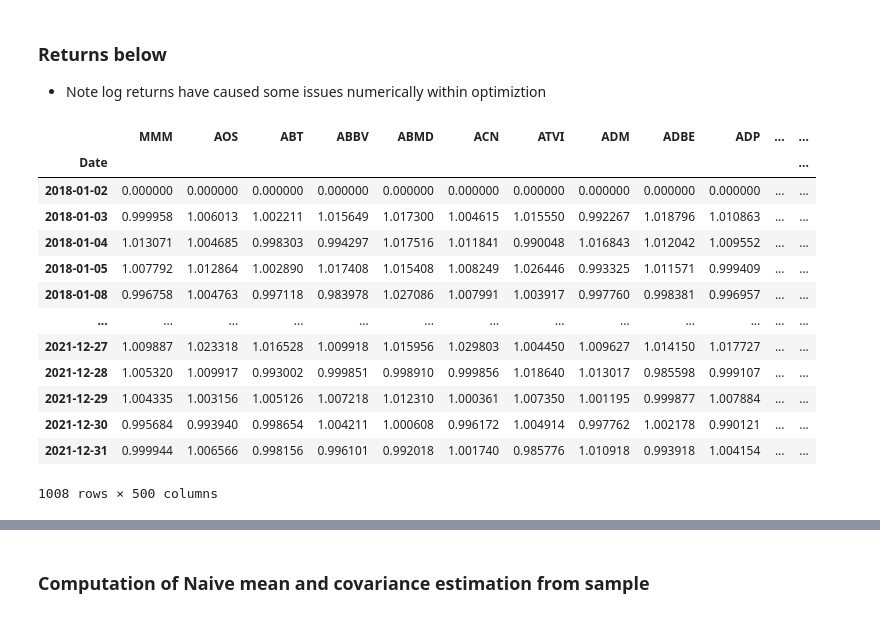
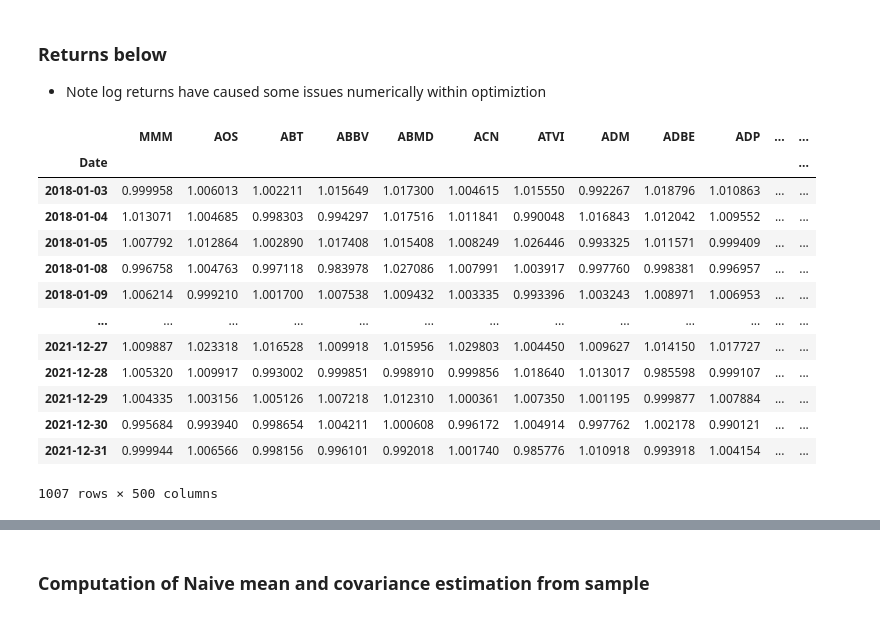
Before and after one commit to jasonbohne123/Split_Bregman_MPT, a Jupyter notebook: Split_Bregman_Portfolio.ipynb, the cells around one changed output, grey strips where cells are left out. Drawn from its saved outputs; the diff is of its cells as text; code cells hidden in the pictures.

```diff
--- a/Split_Bregman_Portfolio.ipynb
+++ b/Split_Bregman_Portfolio.ipynb
@@ -12,23 +12,24 @@ import matplotlib.pyplot as plt
 # %%
 equity_data=pd.read_csv('equity_data_2021.csv')
 equity_data.index=equity_data['Date']
 equity_data=equity_data.drop(columns=['Date'])
 
 returns=equity_data/equity_data.shift(1)
 returns=returns.fillna(0)
+returns=returns.iloc[1:]
 returns
 # %% [output]
 |  | MMM | AOS | ABT | ABBV | ABMD | ACN | ATVI | ADM | ADBE | ADP | ... | ... |
 | Date |  |  |  |  |  |  |  |  |  |  |  | ... |
-| 2018-01-02 | 0.000000 | 0.000000 | 0.000000 | 0.000000 | 0.000000 | 0.000000 | 0.000000 | 0.000000 | 0.000000 | 0.000000 | ... | ... |
 | 2018-01-03 | 0.999958 | 1.006013 | 1.002211 | 1.015649 | 1.017300 | 1.004615 | 1.015550 | 0.992267 | 1.018796 | 1.010863 | ... | ... |
 | 2018-01-04 | 1.013071 | 1.004685 | 0.998303 | 0.994297 | 1.017516 | 1.011841 | 0.990048 | 1.016843 | 1.012042 | 1.009552 | ... | ... |
 | 2018-01-05 | 1.007792 | 1.012864 | 1.002890 | 1.017408 | 1.015408 | 1.008249 | 1.026446 | 0.993325 | 1.011571 | 0.999409 | ... | ... |
 | 2018-01-08 | 0.996758 | 1.004763 | 0.997118 | 0.983978 | 1.027086 | 1.007991 | 1.003917 | 0.997760 | 0.998381 | 0.996957 | ... | ... |
+| 2018-01-09 | 1.006214 | 0.999210 | 1.001700 | 1.007538 | 1.009432 | 1.003335 | 0.993396 | 1.003243 | 1.008971 | 1.006953 | ... | ... |
 | ... | ... | ... | ... | ... | ... | ... | ... | ... | ... | ... | ... | ... |
 | 2021-12-27 | 1.009887 | 1.023318 | 1.016528 | 1.009918 | 1.015956 | 1.029803 | 1.004450 | 1.009627 | 1.014150 | 1.017727 | ... | ... |
 | 2021-12-28 | 1.005320 | 1.009917 | 0.993002 | 0.999851 | 0.998910 | 0.999856 | 1.018640 | 1.013017 | 0.985598 | 0.999107 | ... | ... |
 | 2021-12-29 | 1.004335 | 1.003156 | 1.005126 | 1.007218 | 1.012310 | 1.000361 | 1.007350 | 1.001195 | 0.999877 | 1.007884 | ... | ... |
 | 2021-12-30 | 0.995684 | 0.993940 | 0.998654 | 1.004211 | 1.000608 | 0.996172 | 1.004914 | 0.997762 | 1.002178 | 0.990121 | ... | ... |
 | 2021-12-31 | 0.999944 | 1.006566 | 0.998156 | 0.996101 | 0.992018 | 1.001740 | 0.985776 | 1.010918 | 0.993918 | 1.004154 | ... | ... |
-1008 rows × 500 columns
+1007 rows × 500 columns
```
Also changed, not shown: parts of 6 cells of this notebook.
